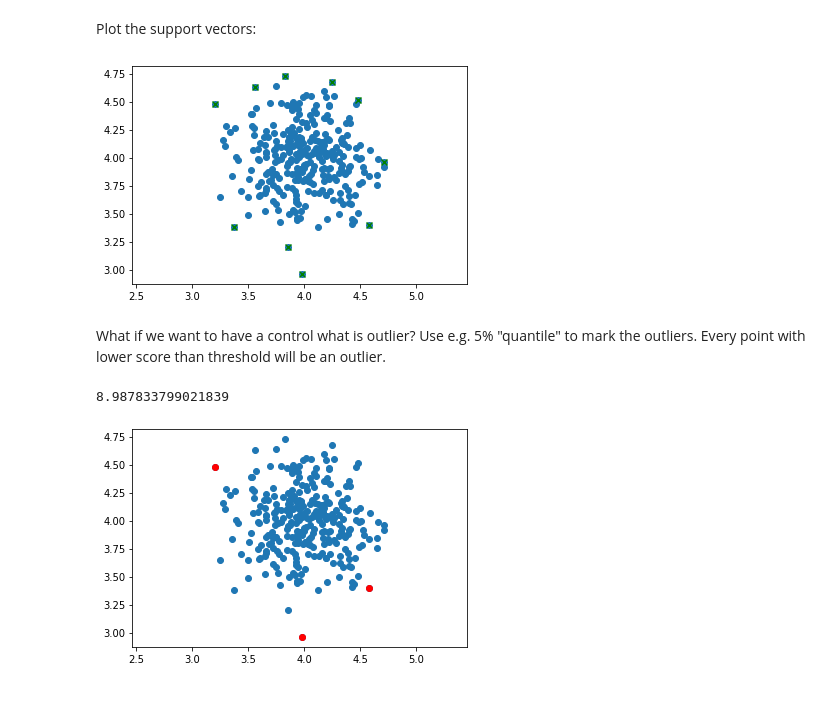
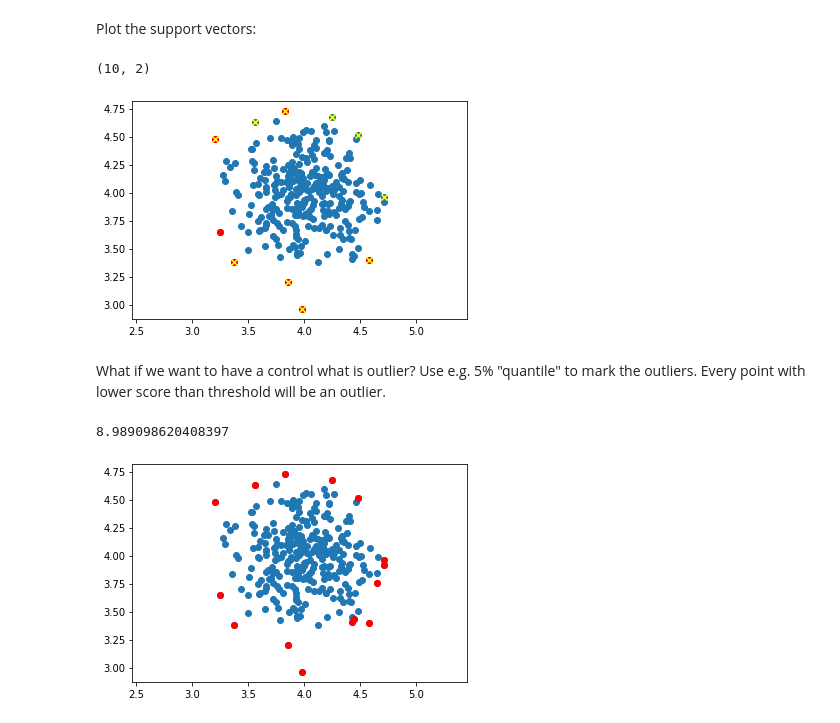
Before and after one commit to tmarcak/MPA-MLF, a Jupyter notebook: PC_3/MPA_MLF_SVM_solution.ipynb, the cells around one changed output. Saved outputs shown, nothing was run; the diff lists cells and outputs as text; code cells hidden in the pictures.

```diff
--- a/PC_3/MPA_MLF_SVM_solution.ipynb
+++ b/PC_3/MPA_MLF_SVM_solution.ipynb
@@ -148,29 +168,32 @@ plt.show()
 # %% [markdown]
 Plot the support vectors:
 # %%
-plt.scatter(x[:,0], x[:,1])
-plt.axis('equal')
+plot.scatter(x[:,0], x[:,1])
+plot.axis('equal')
 
 supvectors2 = SVMmodelOne.support_vectors_
+print(supvectors2.shape)
 
-plt.scatter(supvectors2[:,0], supvectors2[:,1], color = 'green', marker = 'x')
-plt.show()
+plot.scatter(values[:,0], values[:,1], color='red')
+plot.scatter(supvectors2[:,0], supvectors2[:,1], color = 'yellow', marker = 'x')
+plot.show()
 # %% [output]
+(10, 2)
-[figure, old version]
+[figure, new version]
 # %% [markdown]
 What if we want to have a control what is outlier? Use e.g. 5% "quantile" to mark the outliers. Every point with lower score than threshold will be an outlier.
 # %%
 scores = SVMmodelOne.score_samples(x)
 
-thresh = quantile(scores, 0.01)
+thresh = quantile(scores, 0.05)
 print(thresh)
 index = where(scores<=thresh)
 values = x[index]
 
-plt.scatter(x[:,0], x[:,1])
-plt.scatter(values[:,0], values[:,1], color='red')
-plt.axis('equal')
-plt.show()
+plot.scatter(x[:,0], x[:,1])
+plot.scatter(values[:,0], values[:,1], color='red')
+plot.axis('equal')
+plot.show()
 # %% [output]
-8.987833799021839
+8.989098620408397
-[figure, old version]
+[figure, new version]
```
Also changed, not shown: parts of 8 cells of this notebook.
